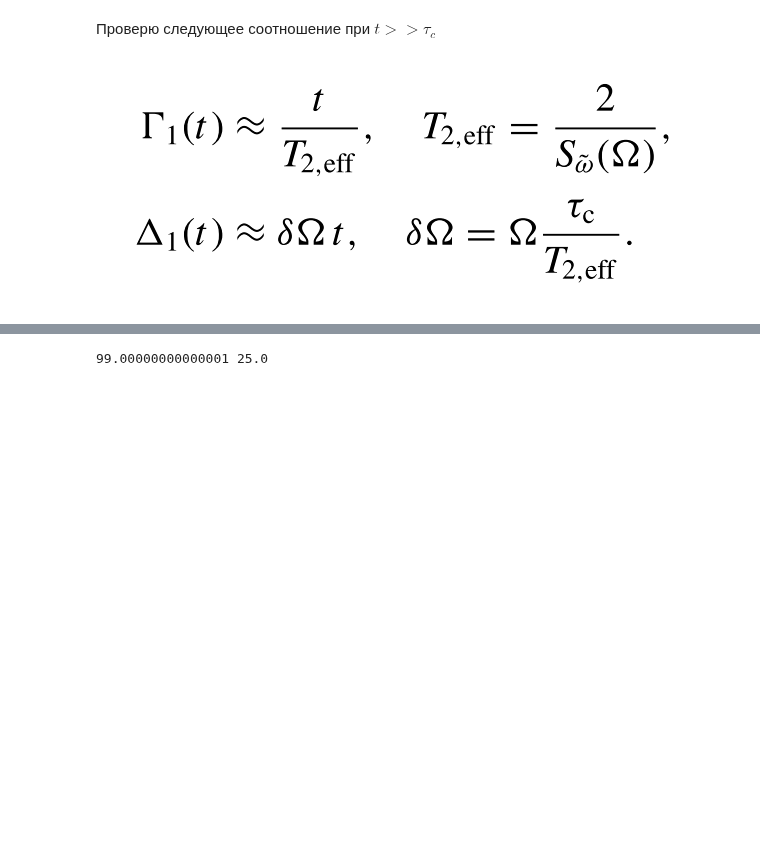
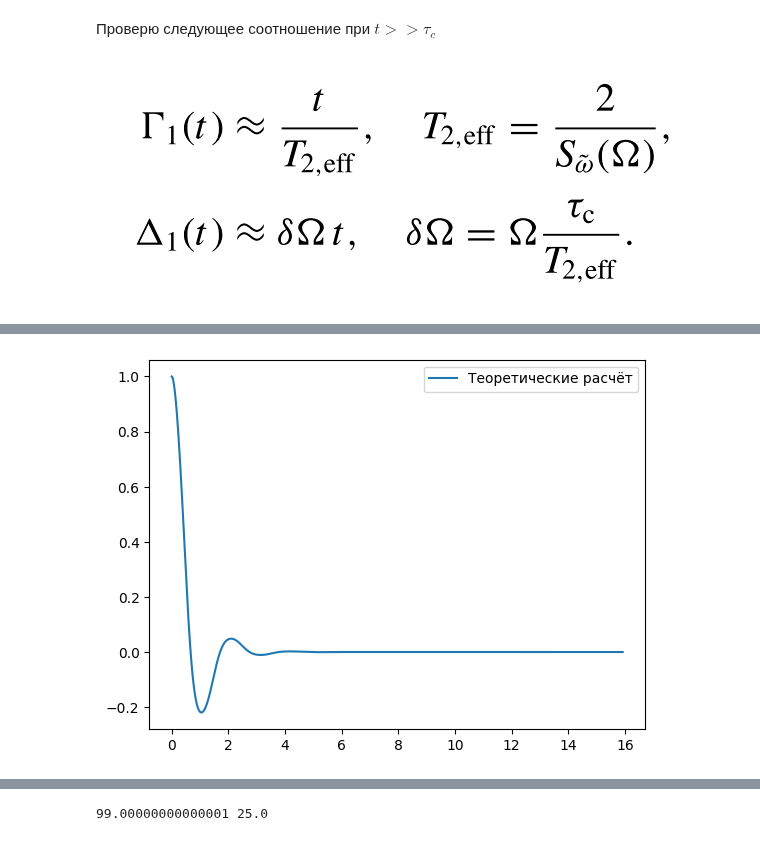
Before and after one commit to Denis-chupa/Quantum_tools, a Jupyter notebook: Quantum_computing/src/GST_research/phase_noise.ipynb, the cells around one changed output, grey strips where cells are left out. Saved outputs shown, nothing was run; the diff lists cells and outputs as text; code cells hidden in the pictures; blank space fills up the shorter version.

```diff
--- a/Quantum_computing/src/GST_research/phase_noise.ipynb
+++ b/Quantum_computing/src/GST_research/phase_noise.ipynb
@@ -69,0 +79,79 @@ plt.show()
+# %%
+from tqdm import tqdm
+
+tau_c = 5 * 10**-4
+rabi = 1 / (5 * tau_c)
+c = 2 / (10 * tau_c**3)      # в статье  с = 2 / (10 * Tau^3)
+
+N_steps = 5000
+dt = 0.05 * tau_c
+t_start = dt
+t = np.arange(t_start, t_start + N_steps * dt, dt)
+x_t = rabi * t / np.pi
+
+M_mc = 10**4
+
+q = lambda t, x: -1j / 2 * rabi * paul_x @ x
+g = lambda t, x: 1j / 2 * paul_z @ x
+
+
+ave_paul_z = []
+ave_paul_pl_z = []
+ave_paul_teor = []
+
+psi_start = np.array([[1],[0]], dtype=complex)
+# r_stoch = evol_Heun(M_mc, dt, t_start, N_steps, q, g, tau_c, c, r_start=psi_start)
+
+
+
+for j, t_j in enumerate(tqdm(t)):
+
+    # r_00, r_01, r_10, r_11 = r_stoch[:, j]
+
+    # r_stoch_j = np.array([[r_00[0], r_01[0]], [r_10[0], r_11[0]]], dtype=complex)
+    # r_stoch_j /= np.trace(r_stoch_j)
+    # ave_paul_z.append(np.trace(paul_z @ r_stoch_j))
+
+    # r_stoch_teor = (0.5 + 0.5 * (2 * psi_start_pl @ psi_start_pl.T.conj() - 1)) * np.exp(-Gamma_n(1, t_j, rabi, c, tau_c))
+    # r_stoch_teor /= np.trace(r_stoch_teor)
+    # ave_paul_teor.append(np.cos(rabi * t_j) * np.exp( -Gamma_n(1, t_j, rabi, c, tau_c)))
+
+    d_1 = Delta_n(1, t_j, c, tau_c, rabi, wmax=10*rabi)
+    d_2 = Delta_n(2, t_j, c, tau_c, rabi, wmax=10*rabi)
+    G_2 = Gamma_n(2, t_j, rabi, c, tau_c, wmax=10*rabi)
+    G_1 = Gamma_n(1, t_j, rabi, c, tau_c, wmax=10*rabi)
+    Theta = (d_1**2 - d_2**2 - G_2**2) ** 0.5
+
+    # state = np.exp(-G_1) * (np.cos(Theta/2) * np.eye((2)) -
+    #     1j * np.sin(Theta / 2) / Theta * np.array([[1j * G_2, d_1 - d_2], [d_1 + d_2, -1j * G_2]], dtype=complex)) @ psi_start
+
+    # ave_paul_teor.append(np.real(np.cos(rabi * t_j) * state[0][0] - 1j * np.sin(rabi * t_j) * state[1][0]))
+
+    # Theta = sqrt(ε1^2 - ε2^2 - Υ2^2)  (complex-safe)
+    Theta2 = d_1**2 - d_2**2 - G_2**2
+    Theta  = np.sqrt(Theta2 + 0j)
+
+    # safe S = sin(Θ/2)/Θ with Θ→0 limit = 1/2
+    S = np.where(np.abs(Theta) < 1e-12, 0.5, np.sin(Theta/2)/Theta)
+
+    # n·σ matrix in dressed basis
+    M = np.array([[1j*G_2,      d_1 - d_2],
+                [d_1 + d_2,  -1j*G_2]], dtype=complex)
+
+    # propagate xi=(xi_plus0, xi_minus0)^T via Eq.(15)
+    O = np.cos(Theta/2)*np.eye(2, dtype=complex) - 1j*S*M
+    xi_t = np.exp(-G_1) * (O @ psi_start)    # psi_start = [xi_plus0, xi_minus0]
+
+    # observable: <σz(t)> = cos(Ωt) * xi_plus  - i sin(Ωt) * xi_minus
+    val = np.cos(rabi*t_j) * xi_t[0] + 1j*np.sin(rabi*t_j) * xi_t[1]
+    ave_paul_teor.append(np.real(val))
+
+
+# plt.plot(x_t, np.real(ave_paul_z), label="Стохастическое решение")
+plt.plot(x_t, np.real(ave_paul_teor), label="Теоретические расчёт")
+# plt.yscale("log")
+# plt.xscale("log")
+plt.legend()
+plt.show()
+# %% [output]
+[figure, added]
```
Also changed, not shown: parts of 7 cells of this notebook, 1 other file.
